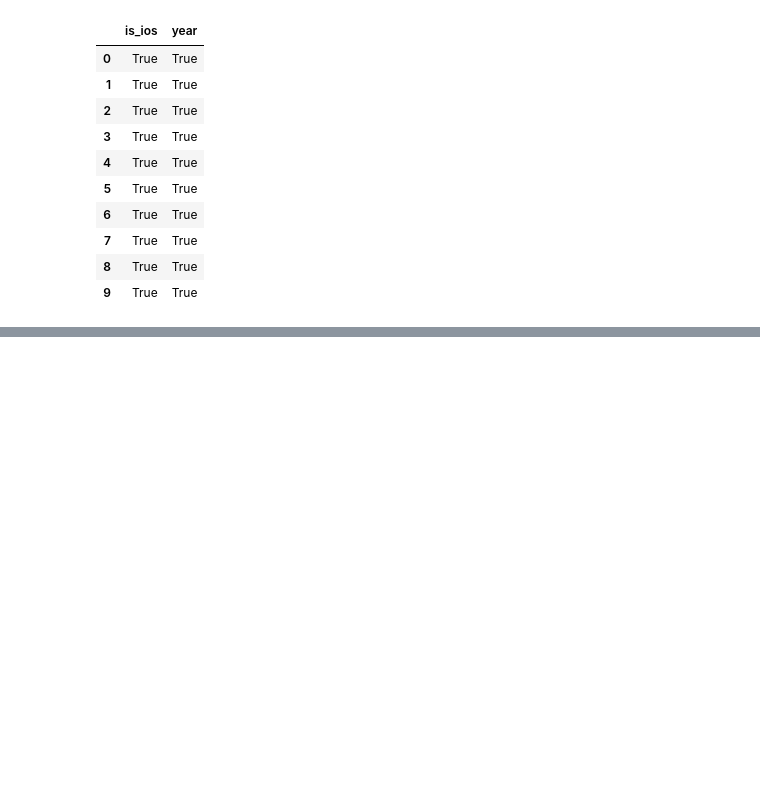
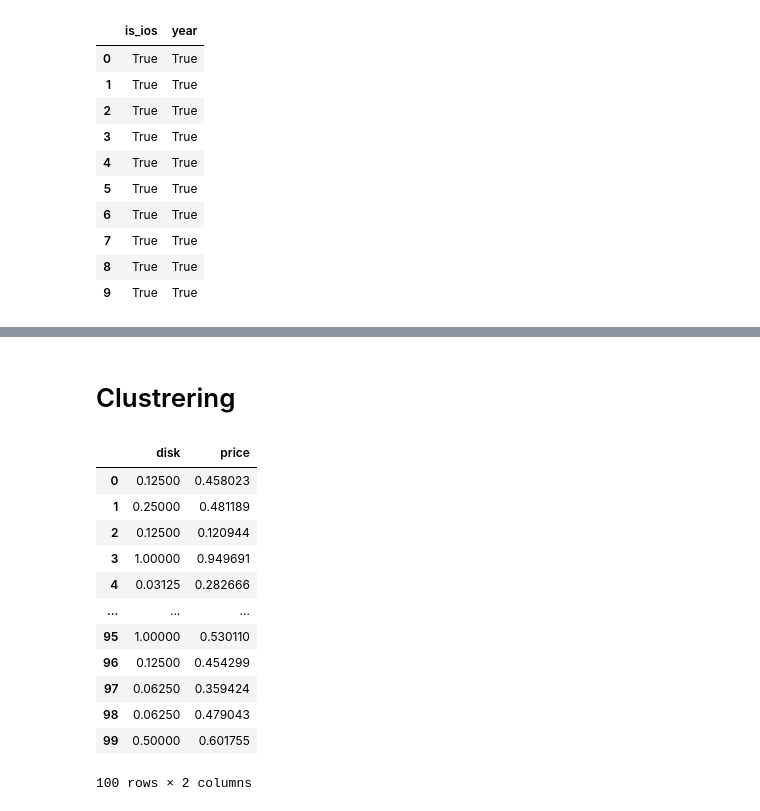
Before and after one commit to mgsergio/skillbox-ml, a Jupyter notebook: ML/01/01.ipynb, the cells around one changed output, grey strips where cells are left out. Saved outputs shown, nothing was run; the diff lists cells and outputs as text; code cells hidden in the pictures; blank space fills up the shorter version.

```diff
--- a/ML/01/01.ipynb
+++ b/ML/01/01.ipynb
@@ -161,3 +169,24 @@ array([0.36714545, 0.63285455])
+# %% [markdown]
+# Clustrering
 # %%
 from sklearn.cluster import KMeans
+# %%
+X = data[["disk", "price"]]
+X = X / X.max()
+# X = X.applymap(np.log)
+X
+# %% [output]
+|  | disk | price |
+| 0 | 0.12500 | 0.458023 |
+| 1 | 0.25000 | 0.481189 |
+| 2 | 0.12500 | 0.120944 |
+| 3 | 1.00000 | 0.949691 |
+| 4 | 0.03125 | 0.282666 |
+| ... | ... | ... |
+| 95 | 1.00000 | 0.530110 |
+| 96 | 0.12500 | 0.454299 |
+| 97 | 0.06250 | 0.359424 |
+| 98 | 0.06250 | 0.479043 |
+| 99 | 0.50000 | 0.601755 |
+100 rows × 2 columns
 # %%
```
Also changed, not shown: parts of 20 cells of this notebook.
